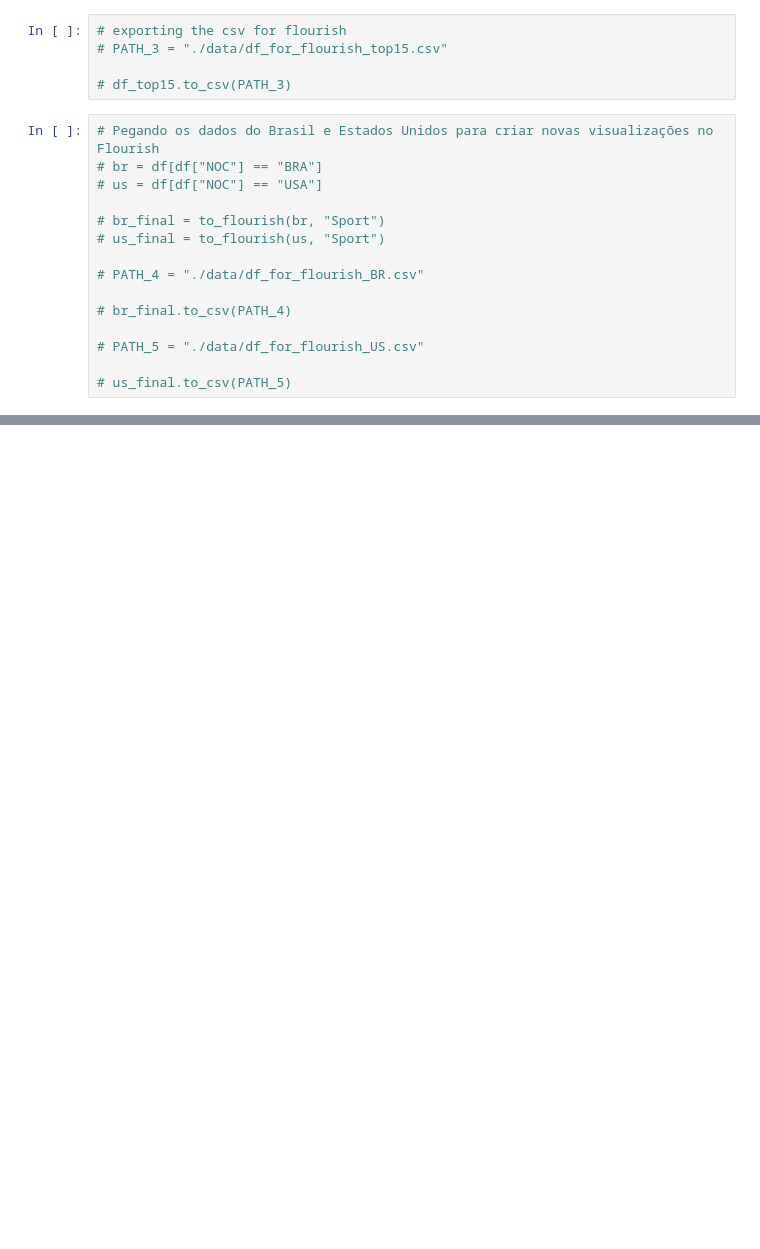
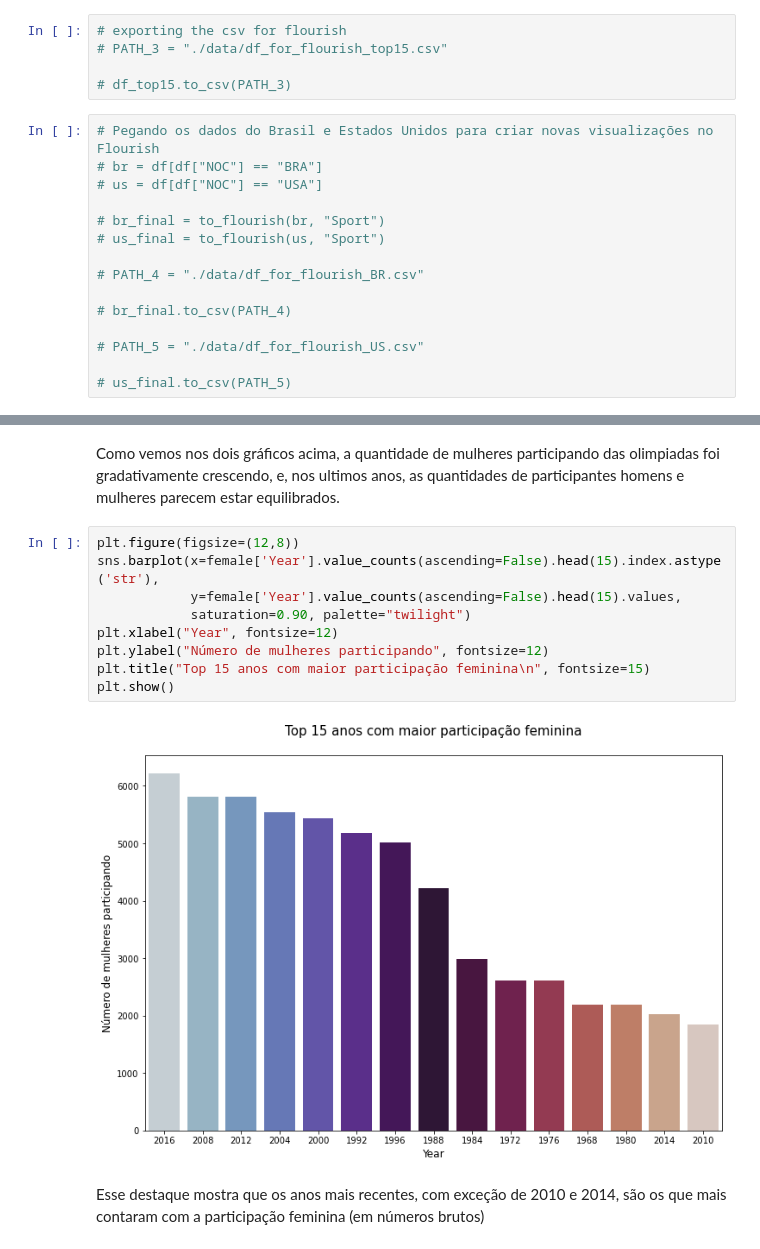
Before and after one commit to caiochacon/projeto_final_ICD, a Jupyter notebook: Data Olympic story.ipynb, the cells around one changed output, grey strips where cells are left out. Cells and saved outputs as stored; diff of their text form; blank space fills up the shorter version.

```diff
--- a/Data Olympic story.ipynb
+++ b/Data Olympic story.ipynb
@@ -255,0 +407,15 @@ display(HTML(flourish_url_us))
+# %% [markdown]
+Como vemos nos dois gráficos acima, a quantidade de mulheres participando das olimpiadas foi gradativamente crescendo, e, nos ultimos anos, as quantidades de participantes homens e mulheres parecem estar equilibrados.
+# %%
+plt.figure(figsize=(12,8))
+sns.barplot(x=female['Year'].value_counts(ascending=False).head(15).index.astype('str'),
+            y=female['Year'].value_counts(ascending=False).head(15).values,
+            saturation=0.90, palette="twilight")
+plt.xlabel("Year", fontsize=12)
+plt.ylabel("Número de mulheres participando", fontsize=12)
+plt.title("Top 15 anos com maior participação feminina\n", fontsize=15)
+plt.show()
+# %% [output]
+[figure, added]
+# %% [markdown]
+Esse destaque mostra que os anos mais recentes, com exceção de 2010 e 2014, são os que mais contaram com a participação feminina (em números brutos)
```
Also changed, not shown: parts of 56 cells of this notebook.
